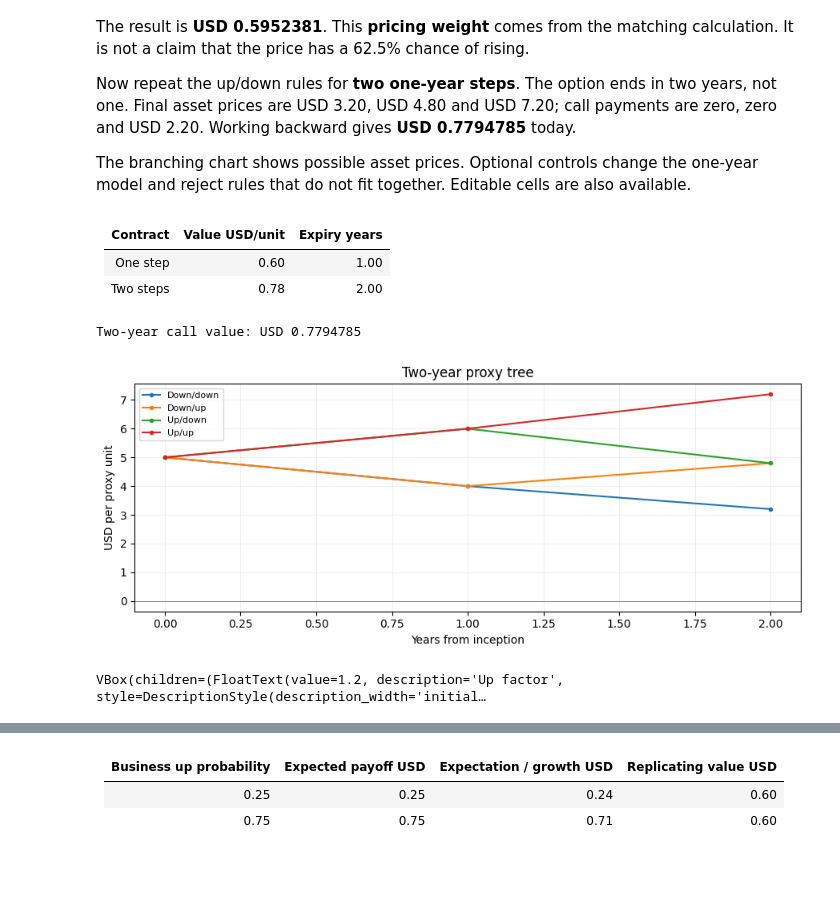
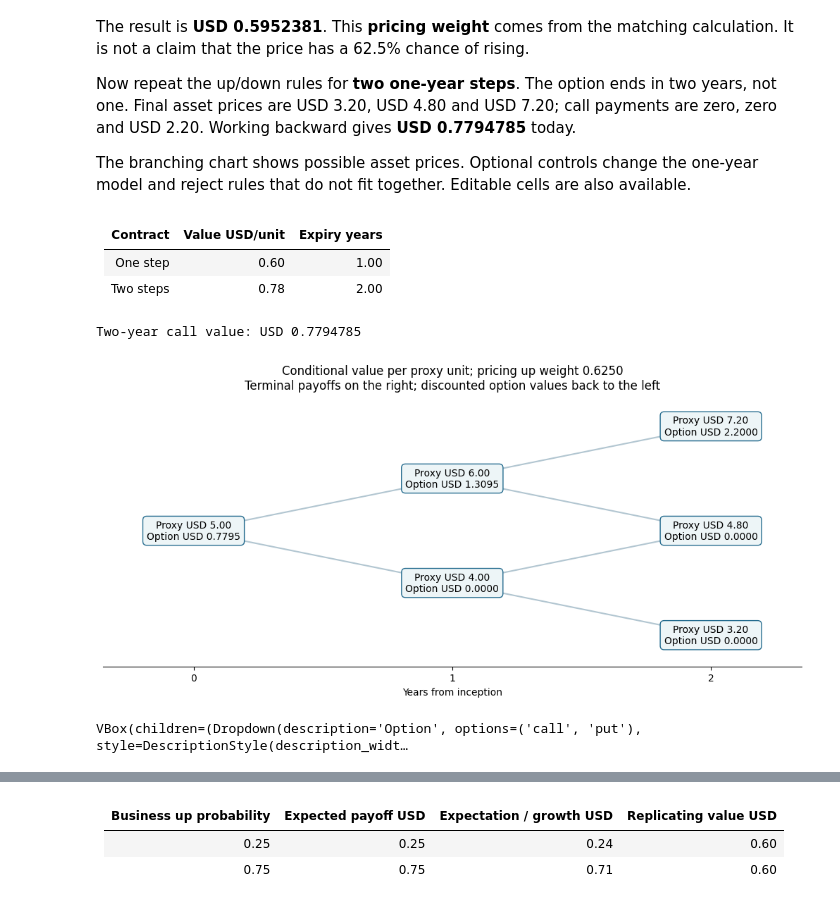
Before and after one commit to zach189/education, a Jupyter notebook: notebooks/M6_option_valuation.ipynb, the cells around one changed output, grey strips where cells are left out. Saved outputs shown, nothing was run; the diff lists cells and outputs as text; code cells hidden in the pictures; blank space fills up the shorter version.

```diff
--- a/notebooks/M6_option_valuation.ipynb
+++ b/notebooks/M6_option_valuation.ipynb
@@ -133,63 +133,22 @@ The branching chart shows possible asset prices. Optional controls change the on
 # %%
 replication = one_step_replication(**model)
 two_year = binomial_european_option_tree(**model, steps=2)
 show_finance_table(
     ["Contract", "Value USD/unit", "Expiry years"],
     [
         ["One step", replication.value_usd, 1],
         ["Two steps", two_year.option_values_usd[0][0], 2],
     ],
 )
 print(f"Two-year call value: USD {two_year.option_values_usd[0][0]:.7f}")
-p = two_year.prices_usd_per_unit
-display(
-    plot_finance_series(
-        {
-            "Down/down": [p[0][0], p[1][0], p[2][0]],
-            "Down/up": [p[0][0], p[1][0], p[2][1]],
-            "Up/down": [p[0][0], p[1][1], p[2][1]],
-            "Up/up": [p[0][0], p[1][1], p[2][2]],
-        },
-        title="Two-year proxy tree",
-        xlabel="Years from inception",
-        ylabel="USD per proxy unit",
-        x_values=(0, 1, 2),
-    )
-)
-
-
-def tree_explorer(values, baseline=model.copy()):
-    from liquid_compute.option_valuation import one_step_replication
-
-    changed = baseline | {
-        "up_factor": values["Up factor"],
-        "down_factor": values["Down factor"],
-        "effective_annual_rate": values["Annual rate fraction"],
-    }
-    result = one_step_replication(**changed)
-    return {
-        f"Down branch; option PV {result.value_usd:.7f} USD/unit": [
-            baseline["spot_usd_per_unit"],
-            result.down_price_usd,
-        ],
-        "Up branch": [baseline["spot_usd_per_unit"], result.up_price_usd],
-    }
-
-
-explore_finance_series(
-    {"Up factor": 1.2, "Down factor": 0.8, "Annual rate fraction": 0.05},
-    tree_explorer,
-    title="One-year proxy branches",
-    ylabel="USD per proxy unit",
-    xlabel="Years from inception",
-    x_values=(0, 1),
-);
+display(plot_option_tree(two_year))
+explore_option_valuation(**model);
 # %% [output]
 | Contract | Value USD/unit | Expiry years |
 | --- | --- | --- |
 | One step | 0.60 | 1.00 |
 | Two steps | 0.78 | 2.00 |
 Two-year call value: USD 0.7794785
-[figure, old version]
+[figure, new version]
-VBox(children=(FloatText(value=1.2, description='Up factor', style=DescriptionStyle(description_width='initial…
+VBox(children=(Dropdown(description='Option', options=('call', 'put'), style=DescriptionStyle(description_widt…
 # %% [markdown]
```
Also changed, not shown: parts of 2 cells of this notebook, 16 other files.
